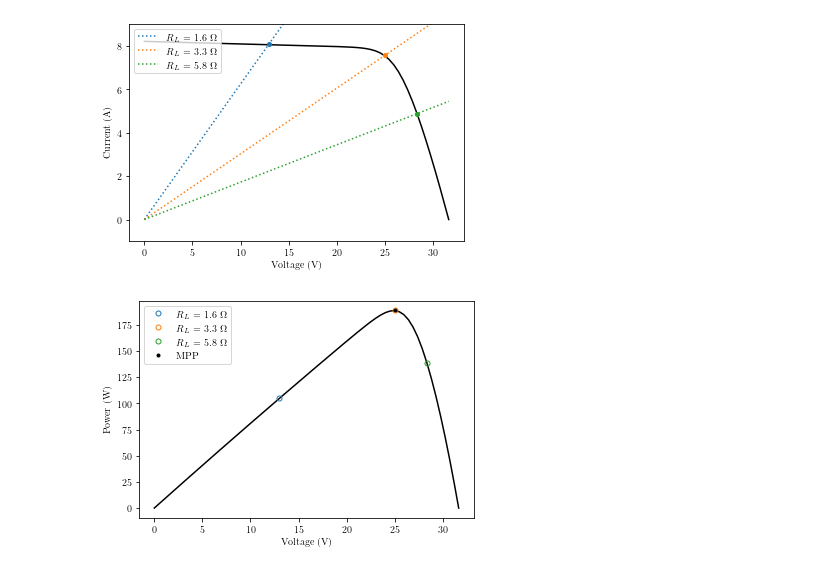
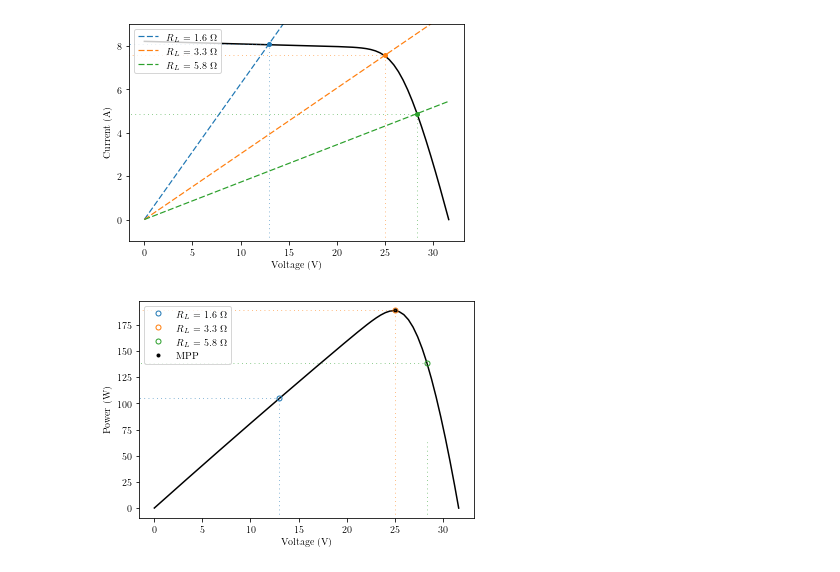
Before and after one commit to balcortex/ddpg_mppt_shading, a Jupyter notebook: src/extras/10_plot_ivcurve_r.ipynb, the cells around one changed output. Saved outputs shown, nothing was run; the diff lists cells and outputs as text; code cells hidden in the pictures.

```diff
--- a/src/extras/10_plot_ivcurve_r.ipynb
+++ b/src/extras/10_plot_ivcurve_r.ipynb
@@ -51,29 +51,55 @@ r3_intersection = get_intersection(r3_current, uniform_curve.current, ftol=0.5)
 # %%
 fig = plt.figure()
 ax = fig.add_subplot(111)
 
 ax.set_xlabel("Voltage (V)")
 ax.set_ylabel("Current (A)")
 
 ax.plot(uniform_curve.voltage, uniform_curve.current, '-k')
 
-ax.plot(uniform_curve.voltage, r1_current, ':', label=f'$R_L$ = {r1:0.1f} $\Omega$')
-ax.plot(uniform_curve.voltage, r2_current, ':', label=f'$R_L$ = {r2:0.1f} $\Omega$')
-ax.plot(uniform_curve.voltage, r3_current, ':', label=f'$R_L$ = {r3:0.1f} $\Omega$')
+# Plot R Curves
+ax.plot(uniform_curve.voltage, r1_current, linestyle='--', dashes=(5, 2), linewidth=1.2, label=f'$R_L$ = {r1:0.1f} $\Omega$')
+ax.plot(uniform_curve.voltage, r2_current, linestyle='--', dashes=(5, 2), linewidth=1.2, label=f'$R_L$ = {r2:0.1f} $\Omega$')
+ax.plot(uniform_curve.voltage, r3_current, linestyle='--', dashes=(5, 2), linewidth=1.2, label=f'$R_L$ = {r3:0.1f} $\Omega$')
 
+# Reset plot color cycle
 ax.set_prop_cycle(None)
 
+# Plot IV Curves
 ax.plot(uniform_curve.voltage[r1_intersection], r1_current[r1_intersection], 'o', ms=4)
 ax.plot(uniform_curve.voltage[r2_intersection], r2_current[r2_intersection], 'o', ms=4)
 ax.plot(uniform_curve.voltage[r3_intersection], r3_current[r3_intersection], 'o', ms=4)
 
 ax.set_ylim(top=max(uniform_curve.current)*1.1)
 
+# Save current limits
+xlim = ax.get_xlim()
+ylim = ax.get_ylim()
+
+ax.set_prop_cycle(None)
+
+# Plot lines from MPP to x-axis
+ax.plot([uniform_curve.voltage[r1_intersection], ] * 2, [-100, r1_current[r1_intersection]], linestyle='--', dashes=(1, 5), linewidth=0.7)
+ax.plot([uniform_curve.voltage[r2_intersection], ] * 2, [-100, r2_current[r2_intersection]], linestyle='--', dashes=(1, 5), linewidth=0.7)
+ax.plot([uniform_curve.voltage[r3_intersection], ] * 2, [-100, r3_current[r3_intersection]], linestyle='--', dashes=(1, 5), linewidth=0.7)
+
+ax.set_prop_cycle(None)
+
+# Plot lines from MPP to y-axis
+ax.plot([uniform_curve.voltage[r1_intersection], -10], [r1_current[r1_intersection], ] * 2, linestyle='--', dashes=(1, 5), linewidth=0.7)
+ax.plot([uniform_curve.voltage[r2_intersection], -10], [r2_current[r2_intersection], ] * 2, linestyle='--', dashes=(1, 5), linewidth=0.7)
+ax.plot([uniform_curve.voltage[r3_intersection], -10], [r3_current[r3_intersection], ] * 2, linestyle='--', dashes=(1, 5), linewidth=0.7)
+
+# Restore limits
+ax.set_xlim(xlim)
+ax.set_ylim(ylim)
+
+
 ax.legend(loc='upper left')
 
 fig.savefig(r'output/fig_06a_curve_iv_r.pdf', bbox_inches='tight')
 # %% [output]
-[figure, old version]
+[figure, new version]
 # %%
 fig = plt.figure()
 ax = fig.add_subplot(111)
@@ -84,18 +110,42 @@ ax.set_ylabel("Power (W)")
 power = pvsyss.power(uniform_curve.voltage, uniform_curve.current)
 ax.plot(uniform_curve.voltage, power, '-k')
 
+# Reset plot color cycle
 ax.set_prop_cycle(None)
 
+# Plot operating points
 ax.plot(uniform_curve.voltage[r1_intersection], r1_current[r1_intersection] * uniform_curve.voltage[r1_intersection], 'o', ms=5, markerfacecolor="None", label=f'$R_L$ = {r1:0.1f} $\Omega$')
 ax.plot(uniform_curve.voltage[r2_intersection], r2_current[r2_intersection] * uniform_curve.voltage[r2_intersection], 'o', ms=5, markerfacecolor="None", label=f'$R_L$ = {r2:0.1f} $\Omega$')
 ax.plot(uniform_curve.voltage[r3_intersection], r3_current[r3_intersection] * uniform_curve.voltage[r3_intersection], 'o', ms=5, markerfacecolor="None", label=f'$R_L$ = {r3:0.1f} $\Omega$')
 
+# Plot MPP
 ax.plot(uniform_curve.voltage[r2_intersection], r2_current[r2_intersection] * uniform_curve.voltage[r2_intersection], 'ok', ms=3, label='MPP')
-# ax.set_ylim(top=max(uniform_curve.current)*1.2)
+
+# Save current limits
+xlim = ax.get_xlim()
+ylim = ax.get_ylim()
+
+ax.set_prop_cycle(None)
+
+# Plot lines from MPP to x-axis
+ax.plot([uniform_curve.voltage[r1_intersection], ] * 2, [-100, r1_current[r1_intersection] * uniform_curve.voltage[r1_intersection]], linestyle='--', dashes=(1, 5), linewidth=0.7)
+ax.plot([uniform_curve.voltage[r2_intersection], ] * 2, [-100, r2_current[r2_intersection] * uniform_curve.voltage[r2_intersection]], linestyle='--', dashes=(1, 5), linewidth=0.7)
+ax.plot([uniform_curve.voltage[r3_intersection], ] * 2, [-100, r3_current[r3_intersection] * uniform_curve.voltage[r1_intersection]], linestyle='--', dashes=(1, 5), linewidth=0.7)
+
+ax.set_prop_cycle(None)
+
+# Plot lines from MPP to y-axis
+ax.plot([uniform_curve.voltage[r1_intersection], -10], [r1_current[r1_intersection] * uniform_curve.voltage[r1_intersection], ] * 2, linestyle='--', dashes=(1, 5), linewidth=0.7)
+ax.plot([uniform_curve.voltage[r2_intersection], -10], [r2_current[r2_intersection] * uniform_curve.voltage[r2_intersection], ] * 2, linestyle='--', dashes=(1, 5), linewidth=0.7)
+ax.plot([uniform_curve.voltage[r3_intersection], -10], [r3_current[r3_intersection] * uniform_curve.voltage[r3_intersection], ] * 2, linestyle='--', dashes=(1, 5), linewidth=0.7)
+
+# Restore limits
+ax.set_xlim(xlim)
+ax.set_ylim(ylim)
+
 
 ax.legend(loc='upper left')
 
 fig.savefig(r'output/fig_06b_curve_pv_r.pdf', bbox_inches='tight')
-# fig.savefig('temp2.pdf', bbox_inches='tight')
 # %% [output]
-[figure, old version]
+[figure, new version]
```
Also changed, not shown: 2 other files.
